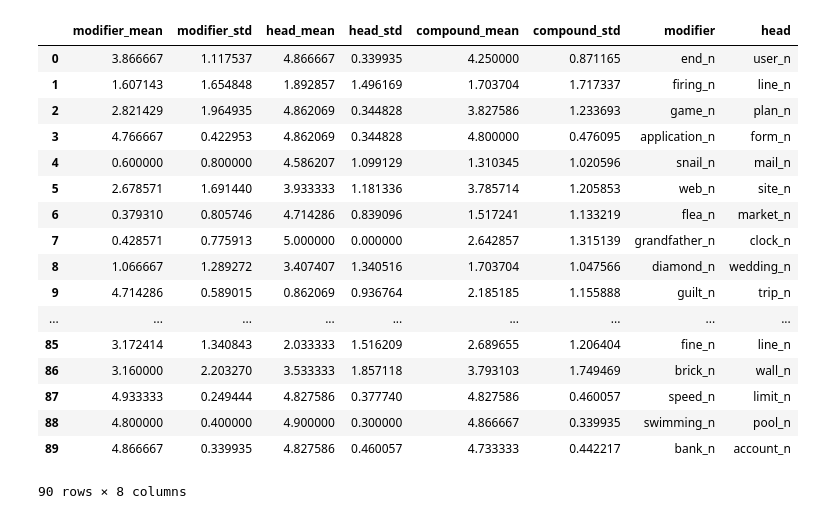
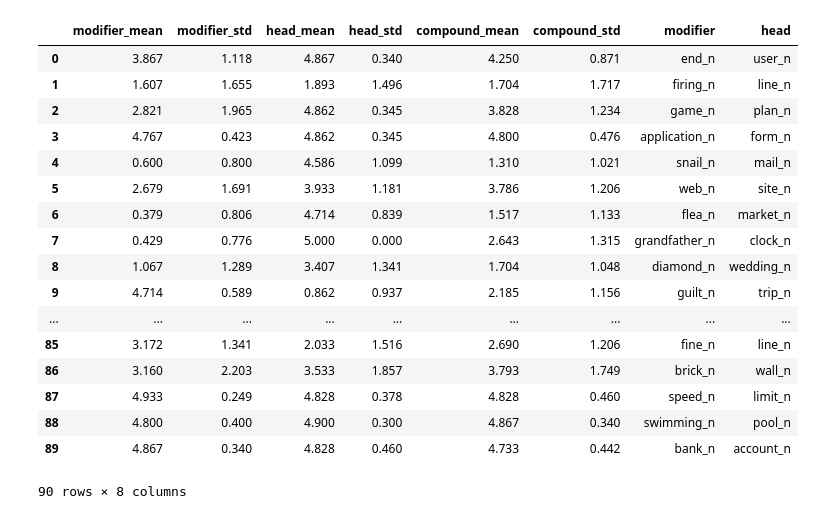
Before and after one commit to prajitdhar/Compounding, a Jupyter notebook: novel_compound_predictor/MeaningShift.ipynb, the cells around one changed output. Saved outputs shown, nothing was run; the diff lists cells and outputs as text; code cells hidden in the pictures.

```diff
--- a/novel_compound_predictor/MeaningShift.ipynb
+++ b/novel_compound_predictor/MeaningShift.ipynb
@@ -1,9 +1,23 @@
-# %%
-import pandas as pd
-import numpy as np
-from nltk.stem import WordNetLemmatizer
-lemmatizer = WordNetLemmatizer()
-pd.options.display.float_format = '{:,.0f}'.format
+# %%
+import pandas as pd
+import numpy as np
+from nltk.stem import WordNetLemmatizer
+lemmatizer = WordNetLemmatizer()
+pd.options.display.float_format = '{:,.3f}'.format
+
+pd.options.mode.chained_assignment = None
+import seaborn as sns
+%matplotlib inline
+sns.set(style="whitegrid")
+#sns.set(rc={'figure.figsize':(10,10)})
+import matplotlib
+#matplotlib.use('agg')
+#matplotlib.style.use('ggplot')
+import pickle as pkl
+from matplotlib import pyplot as plt
+#plt.rcParams.update(plt.rcParamsDefault)
+new_plot_col=list(range(1800,2000,10))
+from scipy.stats.stats import pearsonr
 # %%
 def lemma_maker(x, y):
     return lemmatizer.lemmatize(x,y)
@@ -14,37 +28,38 @@ spelling_replacement={'modifier':br_to_us_dict,'head':br_to_us_dict}
 # %%
 reddy11_study=pd.read_csv("/data/dharp/compounding/datasets/ijcnlp_compositionality_data/MeanAndDeviations.clean.txt",sep="\t")
 #print(reddy11_study.columns)
 reddy11_study.columns=['compound','to_divide']
 reddy11_study['modifier_mean'],reddy11_study['modifier_std'],reddy11_study['head_mean'],reddy11_study['head_std'],reddy11_study['compound_mean'],reddy11_study['compound_std'],_=reddy11_study.to_divide.str.split(" ",7).str
 reddy11_study['modifier'],reddy11_study['head']=reddy11_study['compound'].str.split(" ",2).str
 reddy11_study.modifier=reddy11_study.modifier.str[:-2]
 reddy11_study['head']=reddy11_study['head'].str[:-2]
 reddy11_study.drop(['compound','to_divide'],axis=1,inplace=True)
-reddy11_study['modifier']=np.vectorize(lemma_maker)(reddy11_study['modifier'],'n')
+#reddy11_study['modifier']=np.vectorize(lemma_maker)(reddy11_study['modifier'],'n')
 reddy11_study['head']=np.vectorize(lemma_maker)(reddy11_study['head'],'n')
 reddy11_study.replace(spelling_replacement,inplace=True)
 reddy11_study['modifier']=reddy11_study['modifier']+"_n"
 reddy11_study['head']=reddy11_study['head']+"_n"
+reddy11_study=reddy11_study.apply(pd.to_numeric, errors='ignore')
 #reddy11_study.set_index(['modifier','head'],inplace=True)
 reddy11_study
 # %% [output]
 |  | modifier_mean | modifier_std | head_mean | head_std | compound_mean | compound_std | modifier | head |
-| 0 | 3.866667 | 1.117537 | 4.866667 | 0.339935 | 4.250000 | 0.871165 | end_n | user_n |
-| 1 | 1.607143 | 1.654848 | 1.892857 | 1.496169 | 1.703704 | 1.717337 | firing_n | line_n |
-| 2 | 2.821429 | 1.964935 | 4.862069 | 0.344828 | 3.827586 | 1.233693 | game_n | plan_n |
-| 3 | 4.766667 | 0.422953 | 4.862069 | 0.344828 | 4.800000 | 0.476095 | application_n | form_n |
-| 4 | 0.600000 | 0.800000 | 4.586207 | 1.099129 | 1.310345 | 1.020596 | snail_n | mail_n |
-| 5 | 2.678571 | 1.691440 | 3.933333 | 1.181336 | 3.785714 | 1.205853 | web_n | site_n |
-| 6 | 0.379310 | 0.805746 | 4.714286 | 0.839096 | 1.517241 | 1.133219 | flea_n | market_n |
-| 7 | 0.428571 | 0.775913 | 5.000000 | 0.000000 | 2.642857 | 1.315139 | grandfather_n | clock_n |
-| 8 | 1.066667 | 1.289272 | 3.407407 | 1.340516 | 1.703704 | 1.047566 | diamond_n | wedding_n |
-| 9 | 4.714286 | 0.589015 | 0.862069 | 0.936764 | 2.185185 | 1.155888 | guilt_n | trip_n |
+| 0 | 3.867 | 1.118 | 4.867 | 0.340 | 4.250 | 0.871 | end_n | user_n |
+| 1 | 1.607 | 1.655 | 1.893 | 1.496 | 1.704 | 1.717 | firing_n | line_n |
+| 2 | 2.821 | 1.965 | 4.862 | 0.345 | 3.828 | 1.234 | game_n | plan_n |
+| 3 | 4.767 | 0.423 | 4.862 | 0.345 | 4.800 | 0.476 | application_n | form_n |
+| 4 | 0.600 | 0.800 | 4.586 | 1.099 | 1.310 | 1.021 | snail_n | mail_n |
+| 5 | 2.679 | 1.691 | 3.933 | 1.181 | 3.786 | 1.206 | web_n | site_n |
+| 6 | 0.379 | 0.806 | 4.714 | 0.839 | 1.517 | 1.133 | flea_n | market_n |
+| 7 | 0.429 | 0.776 | 5.000 | 0.000 | 2.643 | 1.315 | grandfather_n | clock_n |
+| 8 | 1.067 | 1.289 | 3.407 | 1.341 | 1.704 | 1.048 | diamond_n | wedding_n |
+| 9 | 4.714 | 0.589 | 0.862 | 0.937 | 2.185 | 1.156 | guilt_n | trip_n |
 | ... | ... | ... | ... | ... | ... | ... | ... | ... |
-| 85 | 3.172414 | 1.340843 | 2.033333 | 1.516209 | 2.689655 | 1.206404 | fine_n | line_n |
-| 86 | 3.160000 | 2.203270 | 3.533333 | 1.857118 | 3.793103 | 1.749469 | brick_n | wall_n |
-| 87 | 4.933333 | 0.249444 | 4.827586 | 0.377740 | 4.827586 | 0.460057 | speed_n | limit_n |
-| 88 | 4.800000 | 0.400000 | 4.900000 | 0.300000 | 4.866667 | 0.339935 | swimming_n | pool_n |
-| 89 | 4.866667 | 0.339935 | 4.827586 | 0.460057 | 4.733333 | 0.442217 | bank_n | account_n |
+| 85 | 3.172 | 1.341 | 2.033 | 1.516 | 2.690 | 1.206 | fine_n | line_n |
+| 86 | 3.160 | 2.203 | 3.533 | 1.857 | 3.793 | 1.749 | brick_n | wall_n |
+| 87 | 4.933 | 0.249 | 4.828 | 0.378 | 4.828 | 0.460 | speed_n | limit_n |
+| 88 | 4.800 | 0.400 | 4.900 | 0.300 | 4.867 | 0.340 | swimming_n | pool_n |
+| 89 | 4.867 | 0.340 | 4.828 | 0.460 | 4.733 | 0.442 | bank_n | account_n |
 90 rows × 8 columns
 # %%
 compounds=pd.read_csv("/data/dharp/compounding/datasets/compounds_reduced.csv",sep="\t",index_col=0)
```
Also changed, not shown: parts of 42 cells of this notebook.
